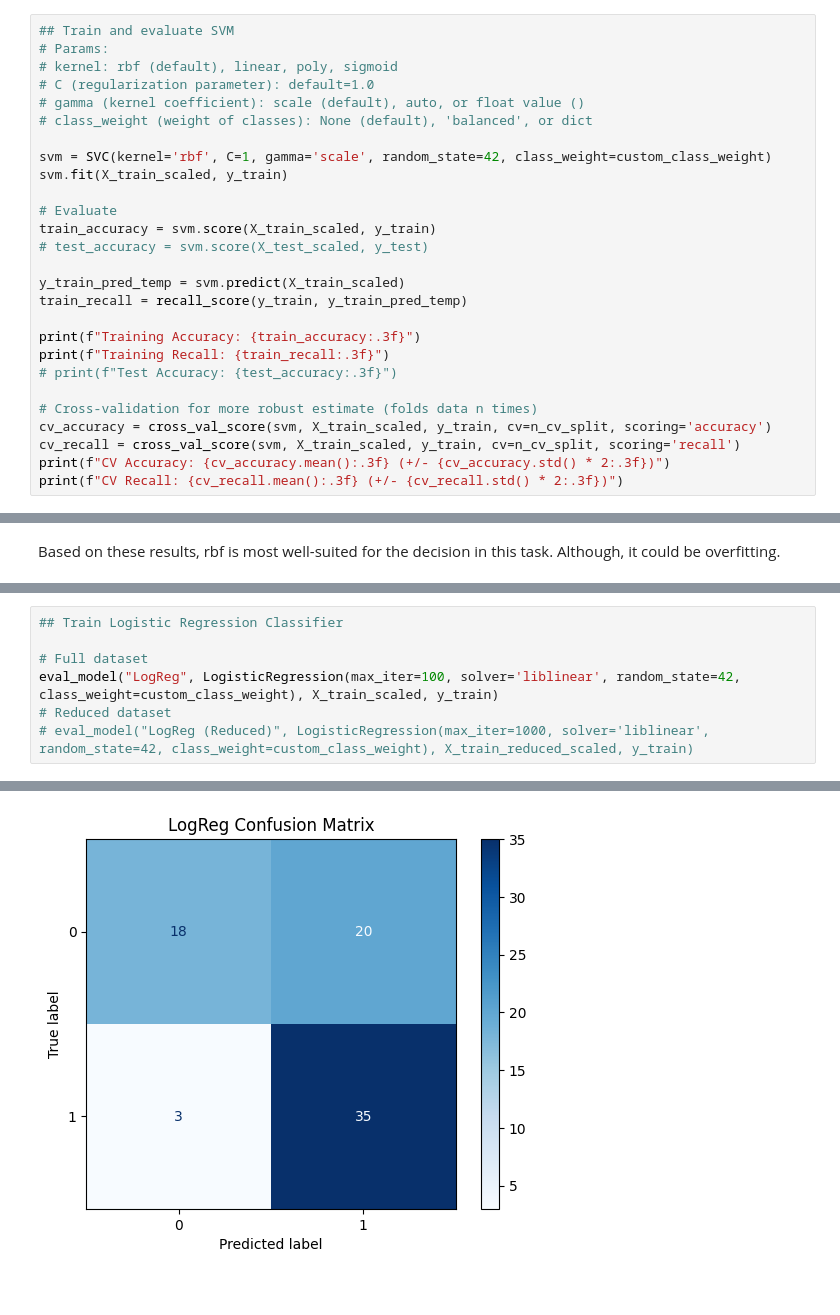
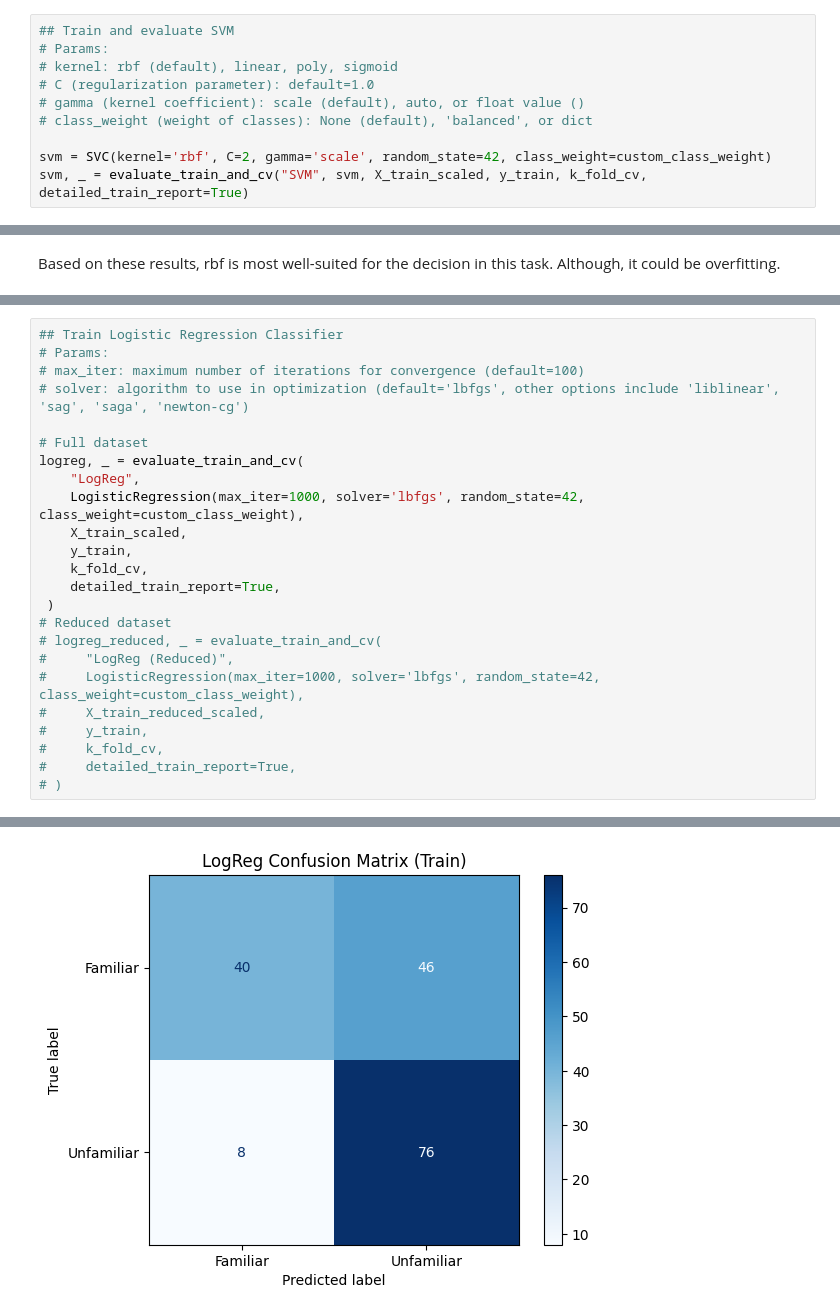
Before and after one commit to YouniPark/FYDP-rename_later-, a Jupyter notebook: poc/eeg_analysis/Classifier_Training.ipynb, the cells around one changed output, grey strips where cells are left out. Cells and saved outputs as stored; diff of their text form.

```diff
--- a/poc/eeg_analysis/Classifier_Training.ipynb
+++ b/poc/eeg_analysis/Classifier_Training.ipynb
@@ -151,23 +357,6 @@ import seaborn as sns
 # gamma (kernel coefficient): scale (default), auto, or float value ()
 # class_weight (weight of classes): None (default), 'balanced', or dict
 
-svm = SVC(kernel='rbf', C=1, gamma='scale', random_state=42, class_weight=custom_class_weight)
-svm.fit(X_train_scaled, y_train)
-
-# Evaluate
-train_accuracy = svm.score(X_train_scaled, y_train)
-# test_accuracy = svm.score(X_test_scaled, y_test)
-
-y_train_pred_temp = svm.predict(X_train_scaled)
-train_recall = recall_score(y_train, y_train_pred_temp)
-
-print(f"Training Accuracy: {train_accuracy:.3f}")
-print(f"Training Recall: {train_recall:.3f}")
-# print(f"Test Accuracy: {test_accuracy:.3f}")
-
-# Cross-validation for more robust estimate (folds data n times)
-cv_accuracy = cross_val_score(svm, X_train_scaled, y_train, cv=n_cv_split, scoring='accuracy')
-cv_recall = cross_val_score(svm, X_train_scaled, y_train, cv=n_cv_split, scoring='recall')
-print(f"CV Accuracy: {cv_accuracy.mean():.3f} (+/- {cv_accuracy.std() * 2:.3f})")
-print(f"CV Recall: {cv_recall.mean():.3f} (+/- {cv_recall.std() * 2:.3f})")
+svm = SVC(kernel='rbf', C=2, gamma='scale', random_state=42, class_weight=custom_class_weight)
+svm, _ = evaluate_train_and_cv("SVM", svm, X_train_scaled, y_train, k_fold_cv, detailed_train_report=True)
 # %% [output]
@@ -724,8 +572,25 @@ weighted avg       0.75      0.75      0.75        76
 # %%
 ## Train Logistic Regression Classifier
+# Params:
+# max_iter: maximum number of iterations for convergence (default=100)
+# solver: algorithm to use in optimization (default='lbfgs', other options include 'liblinear', 'sag', 'saga', 'newton-cg')
 
 # Full dataset
-eval_model("LogReg", LogisticRegression(max_iter=100, solver='liblinear', random_state=42, class_weight=custom_class_weight), X_train_scaled, y_train)
+logreg, _ = evaluate_train_and_cv(
+    "LogReg",
+    LogisticRegression(max_iter=1000, solver='lbfgs', random_state=42, class_weight=custom_class_weight),
+    X_train_scaled,
+    y_train,
+    k_fold_cv,
+    detailed_train_report=True,
+ )
 # Reduced dataset
-# eval_model("LogReg (Reduced)", LogisticRegression(max_iter=1000, solver='liblinear', random_state=42, class_weight=custom_class_weight), X_train_reduced_scaled, y_train)
+# logreg_reduced, _ = evaluate_train_and_cv(
+#     "LogReg (Reduced)",
+#     LogisticRegression(max_iter=1000, solver='lbfgs', random_state=42, class_weight=custom_class_weight),
+#     X_train_reduced_scaled,
+#     y_train,
+#     k_fold_cv,
+#     detailed_train_report=True,
+# )
 # %% [output]
@@ -744 +614 @@ weighted avg       0.75      0.70      0.68        76
-[figure, old version]
+[figure, new version]
```
Also changed, not shown: parts of 66 cells of this notebook.
